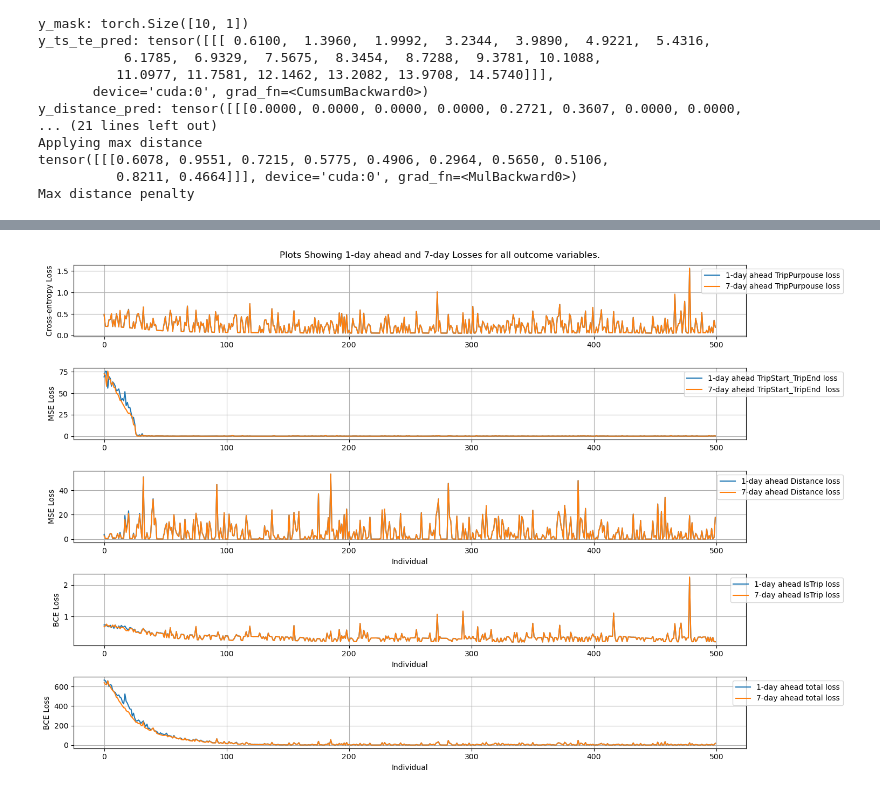
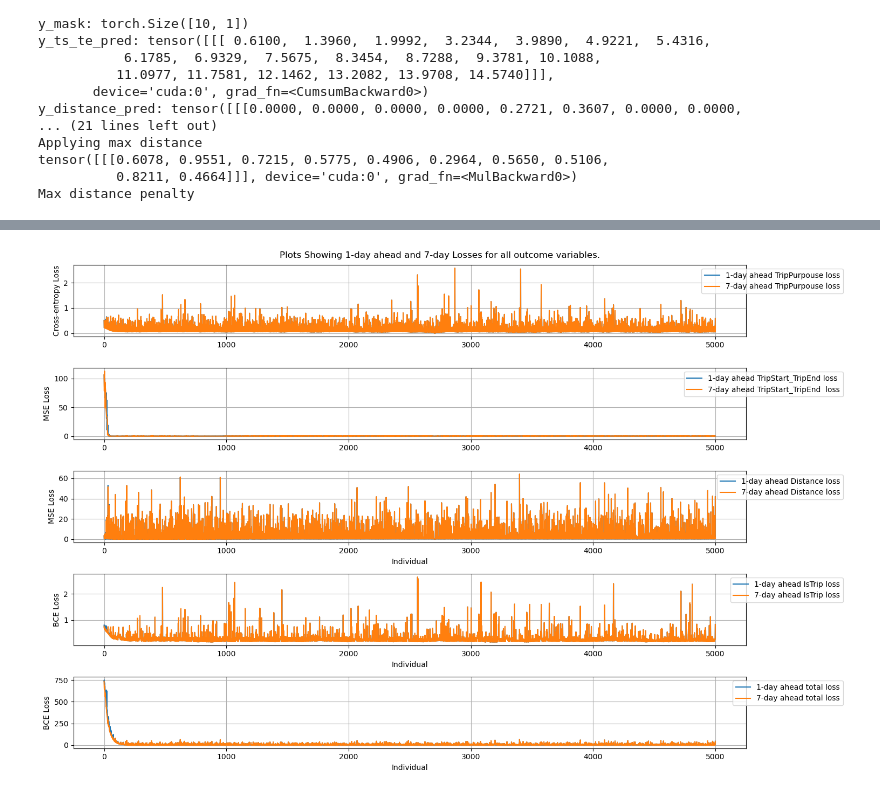
Before and after one commit to andriysinclair/GANS4MOBILITY, a Jupyter notebook: rough.ipynb, the cells around one changed output, grey strips where cells are left out. Drawn from its saved outputs; the diff is of its cells as text; code cells hidden in the pictures.

```diff
--- a/rough.ipynb
+++ b/rough.ipynb
@@ -24,3 +30,9 @@ play["IsTrip"] = 1
+# %%
+nts2017["IsTrip"] = 1
+nts2018["IsTrip"] = 1
+nts2019["IsTrip"] = 1
+nts2020["IsTrip"] = 1
+nts2021["IsTrip"] = 1
 # %% [markdown]
 ### Obtaining only relevant variables and making into a time series
 # %% [markdown]
@@ -486,5 +479,5 @@ df = prepare_data_for_LSTM(long_df=ts_df, debug=True)
 | 12 | 0.0 | 0.0 | 0.0 | 0 | ... |
 | 13 | 0.0 | 6.0 | 10.0 | 0 | ... |
 # %%
-X, y_cont, y_cat = prepare_data_for_LSTM(long_df=ts_df, transform_to_wide=True, transform_to_tensor=True)
+X_full, y_cont_full, y_cat_full = prepare_data_for_LSTM(long_df=ts_df_full, transform_to_wide=True, transform_to_tensor=True)
 # %% [output]
@@ -509,8 +503,8 @@ Individ
 ### Defining tensors and params
 # %%
 # Save tensors
-with open("/home/trapfishscott/Cambridge24.25/D200_ML_econ/ProblemSets/Project/tensors/tensors.pkl", "wb") as f:
-    pickle.dump((X, y_cont, y_cat), f)
+with open("/home/trapfishscott/Cambridge24.25/D200_ML_econ/ProblemSets/Project/tensors/tensors_full.pkl", "wb") as f:
+    pickle.dump((X_full, y_cont_full, y_cat_full), f)
 # %%
 #Load tensors
 with open("/home/trapfishscott/Cambridge24.25/D200_ML_econ/ProblemSets/Project/tensors/tensors.pkl", "rb") as f:
@@ -605,9 +599,9 @@ def return_categorical_weightings(array, num_cats = 24):
 
     return ce_weighting
 # %%
-ce_weighting = return_categorical_weightings(y_cat[:,:,:])
+ce_weighting = return_categorical_weightings(y_purpouse[:,:,:])
 print("")
-binary_weightings = return_categorical_weightings(y_bin[:,:,:], num_cats=2)
+binary_weightings = return_categorical_weightings(y_istrip[:,:,:], num_cats=2)
 # %% [output]
 Unique vals: tensor([ 0,  1,  2,  3,  4,  5,  6,  7,  8,  9, 10, 11, 12, 13, 14, 15, 16, 18,
         19, 20, 21, 22, 23], device='cuda:0')
@@ -780,11 +774,13 @@ optimizer = torch.optim.Adam(rnn_model.parameters(), lr=0.0005)
 
 epochs = 1
 seq_length = 7
-i_to_loop = 500
+i_to_loop = 5000
 last_x_i = 5
 
 c1_penalty_weight = 5
 c2_penalty_weight = 5
+
+complete_travel_diaries = {}
 
 for epochi in range(epochs):
 
@@ -878,7 +874,8 @@ for epochi in range(epochs):
             travel_diary7 = torch.cat([travel_diary7, outcome_features_7], dim=0)
             logging.debug(f"New travel diary7 shape: {travel_diary7.shape}")
 
-            if individual_i > i_to_loop - last_x_i:
+            '''
+            if individual_i > i_to_loop - last_x_i:             # Want to return a travel diary
                 # What is the model predicting
                 #logging.info("")
                 logging.info("")
@@ -902,7 +899,31 @@ for epochi in range(epochs):
                 #logging.info(f"Mask7: {y_mask_7}")
                 #logging.info(f"Mask1_interleave: {y_mask_1.repeat_interleave(2)}")
                 #logging.info(f"Mask7_interleave: {y_mask_7.repeat_interleave(2)}")
+            '''
 
+            if individual_i > i_to_loop - last_x_i:
+                #logging.info("")
+                #logging.info(y_distance_pred_7.reshape(1,1,-1).shape)
+                #logging.info(categorical_prediction7.reshape(1,1,-1).shape)
+                #logging.info(y_mask_7.shape)
+                #logging.info((y_ts_te_pred_7 * y_mask_7.repeat_interleave(2)).reshape(1,1,-1).shape)
+                #logging.info((y_distance_pred_7 * y_mask_7).reshape(1,1,-1).shape)
+                #logging.info((categorical_prediction7 * y_mask_7).reshape(1,1,-1).shape)
+                #logging.info(y_istrip_pred_7.reshape(1,1,-1).shape)
+
+
+
+                outcome_pred_7_complete = torch.cat([ (y_ts_te_pred_7 * y_mask_7.repeat_interleave(2)).reshape(1,1,-1),
+                            (y_distance_pred_7 * y_mask_7.reshape(-1)        ).reshape(1,1,-1),
+                            (categorical_prediction7 * y_mask_7.reshape(-1)     ).reshape(1,1,-1),
+                            y_mask_7.reshape(1,1,-1)], dim=2).detach()
+
+                logging.info(outcome_pred_7_complete.shape)
+
+                if individual_i in complete_travel_diaries:
+                    complete_travel_diaries[individual_i] = torch.cat([complete_travel_diaries[individual_i], outcome_pred_7_complete], dim=1).detach()
+                else:
+                    complete_travel_diaries[individual_i] = outcome_pred_7_complete
 
 
             # Compute MSE and CE loss for one-day-ahead of the week
@@ -1004,6 +1025,9 @@ for epochi in range(epochs):
         total_loss_1[individual_i] = combined_loss1
         total_loss_7[individual_i] = combined_loss7
 
+
+
+
 plt.figure(figsize=(15, 10))
 
 plt.suptitle("Plots Showing 1-day ahead and 7-day Losses for all outcome variables.")
@@ -1082 +1106 @@ INFO: Categorical loss 1-ahead: 0.1898973435163498 | Categorical loss 7-ahead: 0
-[figure, old version]
+[figure, new version]
```
Also changed, not shown: parts of 16 cells of this notebook, 1 other file.
